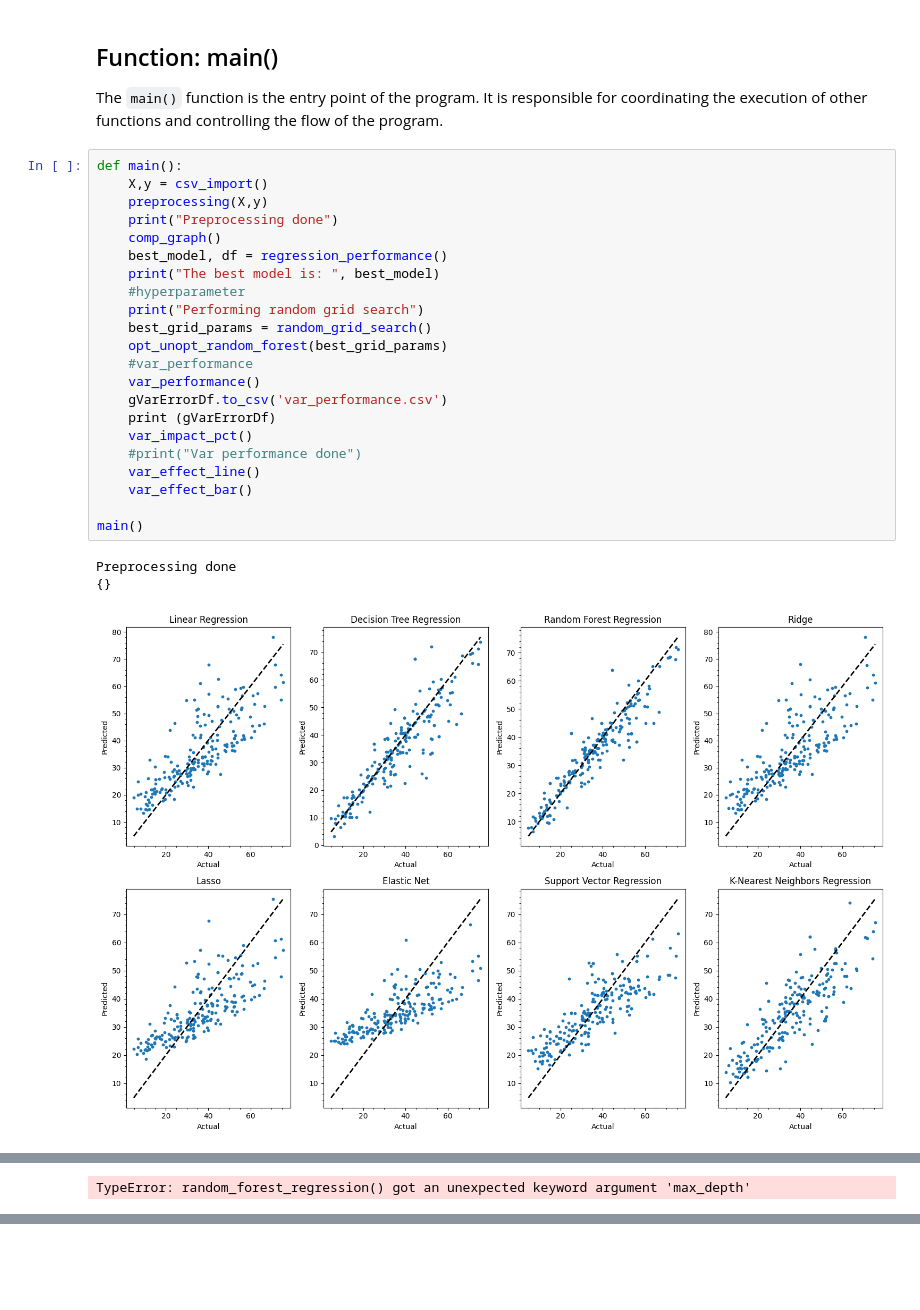
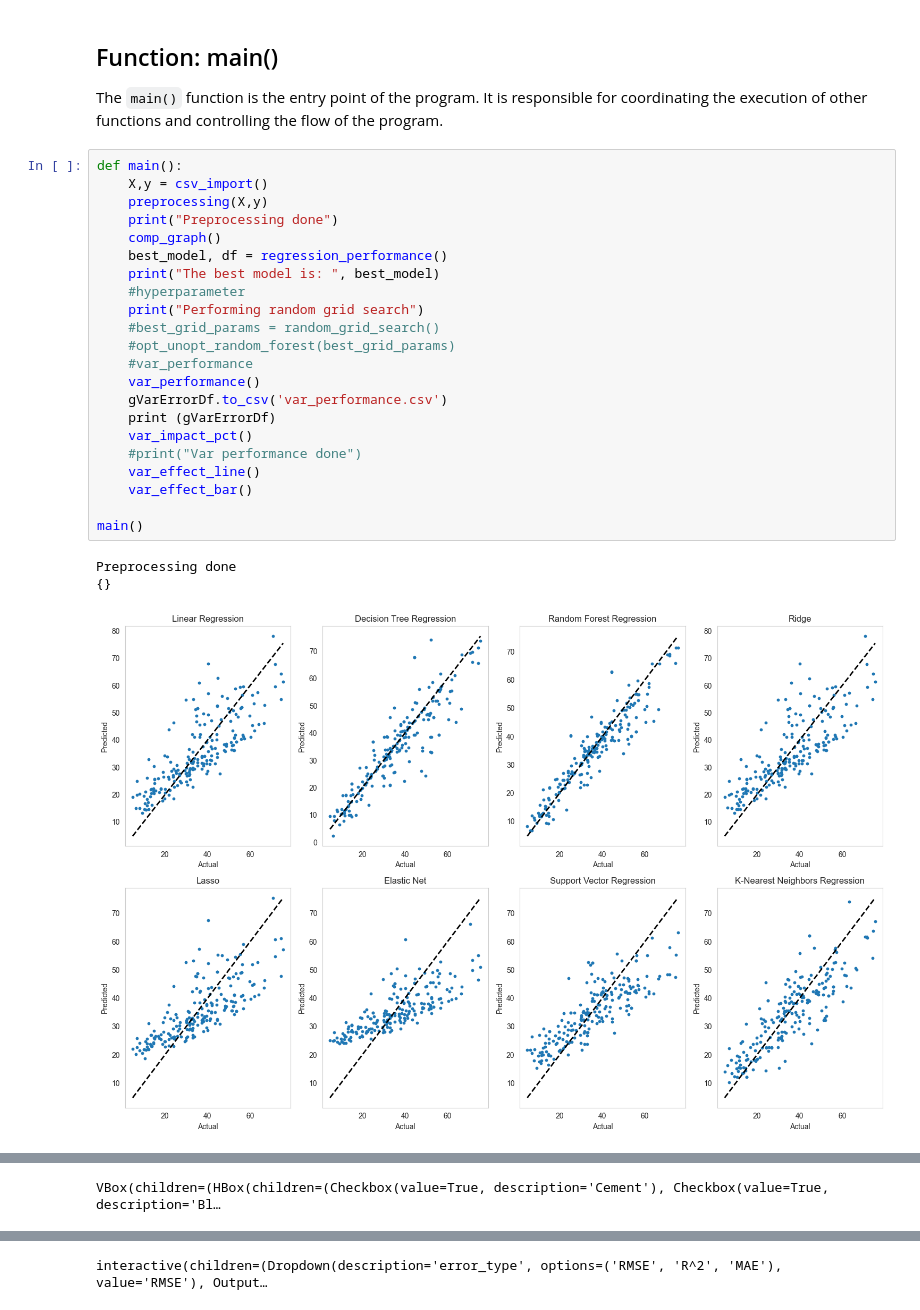
Before and after one commit to 124890/Comp-Challenge---2023-4, a Jupyter notebook: Code.1.ipynb, the cells around one changed output, grey strips where cells are left out. Drawn from its saved outputs; the diff is of its cells as text; blank space fills up the shorter version.

```diff
--- a/Code.1.ipynb
+++ b/Code.1.ipynb
@@ -936,29 +947,29 @@ The `main()` function is the entry point of the program. It is responsible for c
 # %%
 def main():
     X,y = csv_import()
     preprocessing(X,y)
     print("Preprocessing done")
     comp_graph()
     best_model, df = regression_performance()
     print("The best model is: ", best_model)
     #hyperparameter
     print("Performing random grid search")
-    best_grid_params = random_grid_search()
-    opt_unopt_random_forest(best_grid_params)
+    #best_grid_params = random_grid_search()
+    #opt_unopt_random_forest(best_grid_params)
     #var_performance
     var_performance()
     gVarErrorDf.to_csv('var_performance.csv')
     print (gVarErrorDf)
     var_impact_pct()
     #print("Var performance done")
     var_effect_line()
     var_effect_bar()
 
 main()
 # %% [output]
 Preprocessing done
 {}
-[figure, old version]
+[figure, new version]
 {}
 The best model is:  Random Forest Regression
 Performing random grid search
@@ -967 +990 @@ Performing random grid search
-TypeError: random_forest_regression() got an unexpected keyword argument 'max_depth'
+VBox(children=(HBox(children=(Checkbox(value=True, description='Cement'), Checkbox(value=True, description='Bl…
@@ -967,0 +992 @@ TypeError: random_forest_regression() got an unexpected keyword argument 'max_de
+interactive(children=(Dropdown(description='error_type', options=('RMSE', 'R^2', 'MAE'), value='RMSE'), Output…
```
Also changed, not shown: parts of 4 cells of this notebook, 1 other file.
